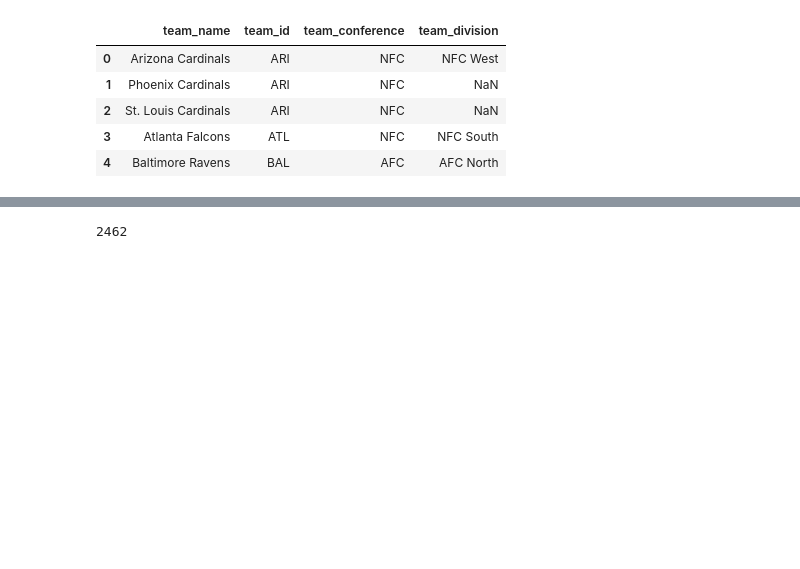
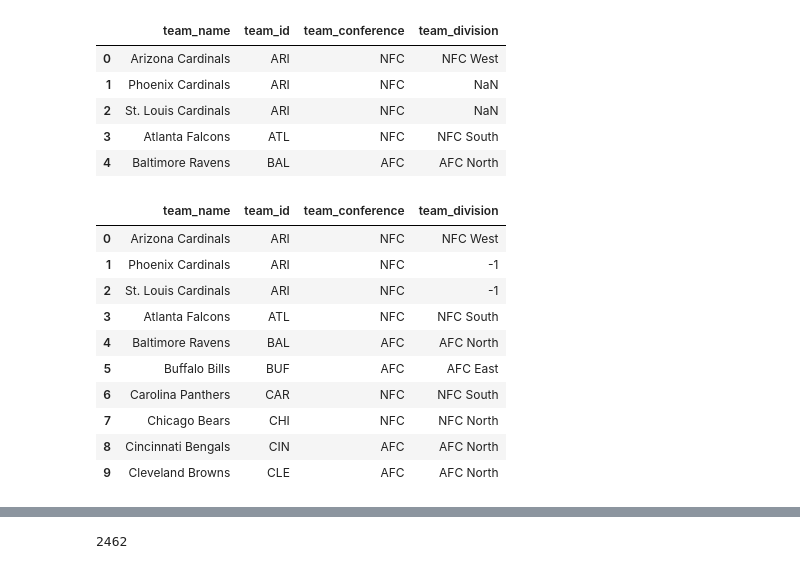
Before and after one commit to strongmachine/ETL_Project_2, a Jupyter notebook: Nfl_ds.ipynb, the cells around one changed output, grey strips where cells are left out. Drawn from its saved outputs; the diff is of its cells as text; code cells hidden in the pictures; blank space fills up the shorter version.

```diff
--- a/Nfl_ds.ipynb
+++ b/Nfl_ds.ipynb
@@ -115,7 +112,21 @@ file_df2.head(5)
 # %%
 df2= pd.DataFrame(file_df2).fillna(-1)
 
 df2.to_csv('Resources/exports/cleanedteams.csv', index = False, header=True)
+
+df2.head(10)
+# %% [output]
+|  | team_name | team_id | team_conference | team_division |
+| 0 | Arizona Cardinals | ARI | NFC | NFC West |
+| 1 | Phoenix Cardinals | ARI | NFC | -1 |
+| 2 | St. Louis Cardinals | ARI | NFC | -1 |
+| 3 | Atlanta Falcons | ATL | NFC | NFC South |
+| 4 | Baltimore Ravens | BAL | AFC | AFC North |
+| 5 | Buffalo Bills | BUF | AFC | AFC East |
+| 6 | Carolina Panthers | CAR | NFC | NFC South |
+| 7 | Chicago Bears | CHI | NFC | NFC North |
+| 8 | Cincinnati Bengals | CIN | AFC | AFC North |
+| 9 | Cleveland Browns | CLE | AFC | AFC North |
 # %%
 # http://localhost:8889/edit/Resources/spreadspoke_scores.csv/spreadspoke_scores.csv
 
```
Also changed, not shown: parts of 2 cells of this notebook, 3 other files.
